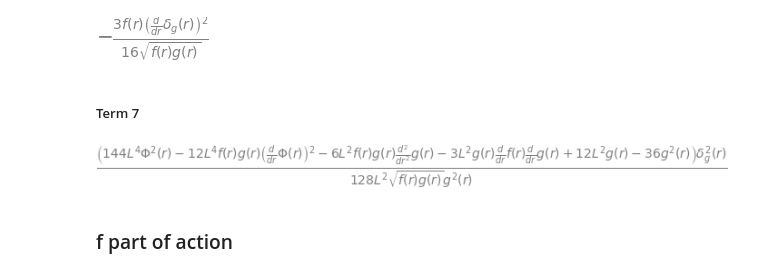
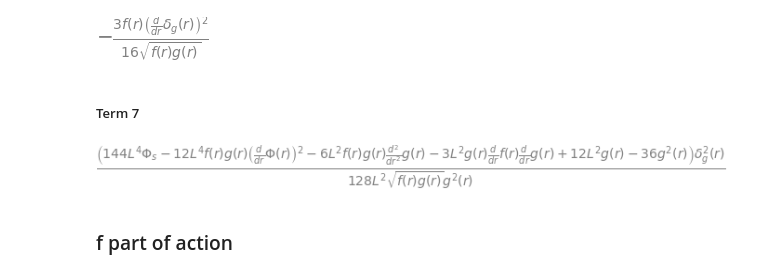
Before and after one commit to jchryssanthacopoulos/wormholes, a Jupyter notebook: gauge_invariance_action.ipynb, the cells around one changed output. Cells and saved outputs as stored; diff of their text form; code cells hidden in the pictures.

```diff
--- a/gauge_invariance_action.ipynb
+++ b/gauge_invariance_action.ipynb
@@ -167,9 +169,12 @@ term6
 ddelta_g_terms.append((-3 * f) / (16 * sympy.sqrt(f * g)) * 2 * dlie_ddelta_g)
 # %% [markdown]
 ##### Term 7
+# %%
+Phi_s, C_s = sympy.symbols("Phi_s C_s")
+Phi_s_sol = (f * g * dPhi ** 2 - C_s) / 4
 # %%
-fac1 = 48 * L ** 4 * Phi ** 2 - 4 * L ** 4 * f * g * dPhi ** 2 - 2 * L ** 2 * f * g * ddg - L ** 2 * g * df * dg + 4 * L ** 2 * g - 12 * g ** 2
+fac1 = 48 * L ** 4 * Phi_s - 4 * L ** 4 * f * g * dPhi ** 2 - 2 * L ** 2 * f * g * ddg - L ** 2 * g * df * dg + 4 * L ** 2 * g - 12 * g ** 2
 term7 = 3 * fac1 * delta_g ** 2 / (128 * L ** 2 * g ** 2 * sympy.sqrt(f * g))
 term7
 # %% [output]
-[figure, old version]
+[figure, new version]
```
Also changed, not shown: parts of 19 cells of this notebook.
